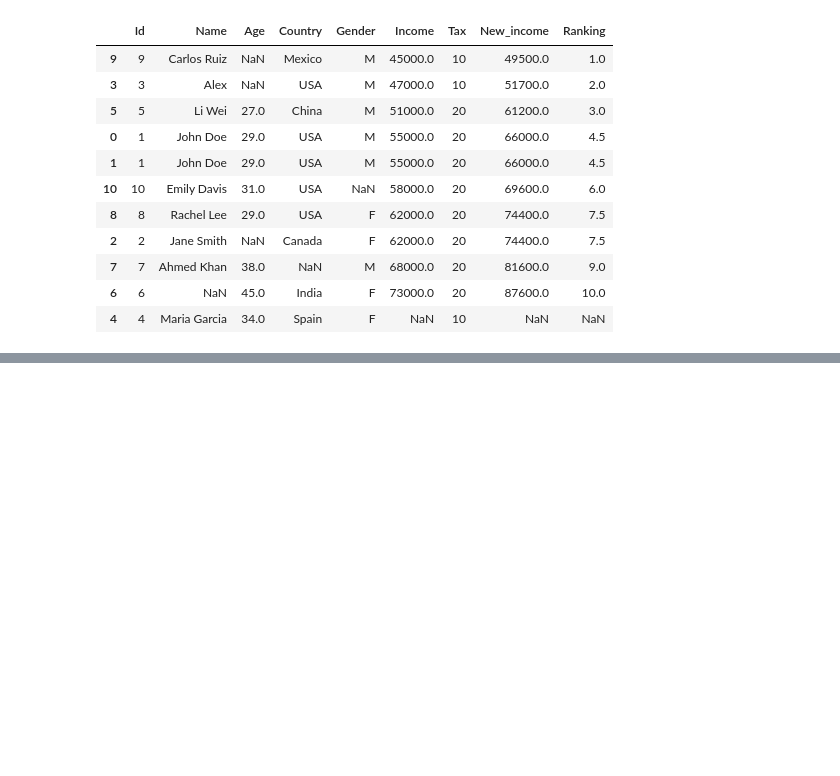
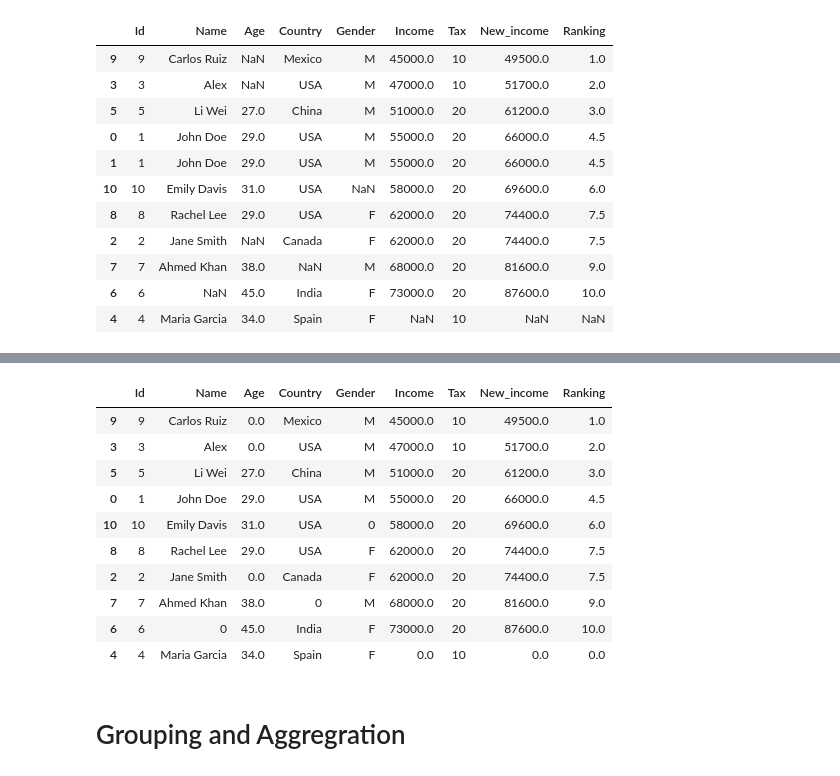
Before and after one commit to 26hardiksharma/AIML, a Jupyter notebook: Pandas/Data Transformation/main.ipynb, the cells around one changed output, grey strips where cells are left out. Saved outputs shown, nothing was run; the diff lists cells and outputs as text; code cells hidden in the pictures; blank space fills up the shorter version.

```diff
--- a/Pandas/Data Transformation/main.ipynb
+++ b/Pandas/Data Transformation/main.ipynb
@@ -190,0 +206,16 @@ sorted_df
+# %%
+sorted_df = sorted_df.drop_duplicates()
+# %%
+sorted_df.fillna(0)
+# %% [output]
+|  | Id | Name | Age | Country | Gender | Income | Tax | New_income | Ranking |
+| 9 | 9 | Carlos Ruiz | 0.0 | Mexico | M | 45000.0 | 10 | 49500.0 | 1.0 |
+| 3 | 3 | Alex | 0.0 | USA | M | 47000.0 | 10 | 51700.0 | 2.0 |
+| 5 | 5 | Li Wei | 27.0 | China | M | 51000.0 | 20 | 61200.0 | 3.0 |
+| 0 | 1 | John Doe | 29.0 | USA | M | 55000.0 | 20 | 66000.0 | 4.5 |
+| 10 | 10 | Emily Davis | 31.0 | USA | 0 | 58000.0 | 20 | 69600.0 | 6.0 |
+| 8 | 8 | Rachel Lee | 29.0 | USA | F | 62000.0 | 20 | 74400.0 | 7.5 |
+| 2 | 2 | Jane Smith | 0.0 | Canada | F | 62000.0 | 20 | 74400.0 | 7.5 |
+| 7 | 7 | Ahmed Khan | 38.0 | 0 | M | 68000.0 | 20 | 81600.0 | 9.0 |
+| 6 | 6 | 0 | 45.0 | India | F | 73000.0 | 20 | 87600.0 | 10.0 |
+| 4 | 4 | Maria Garcia | 34.0 | Spain | F | 0.0 | 10 | 0.0 | 0.0 |
@@ -190,0 +224,2 @@ sorted_df
+# %% [markdown]
+# Grouping and Aggregration
```
Also changed, not shown: parts of 8 cells of this notebook, 6 other files.
